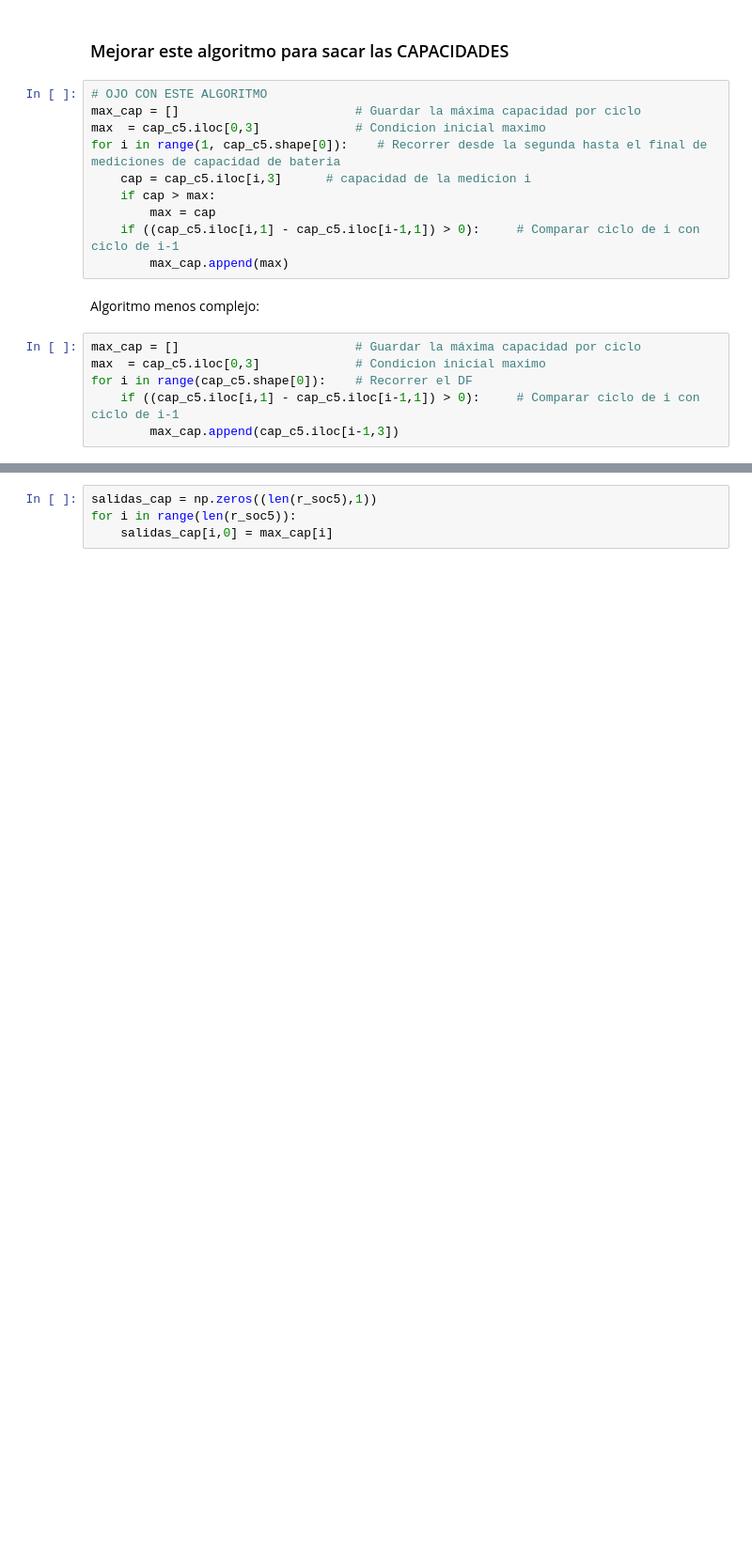
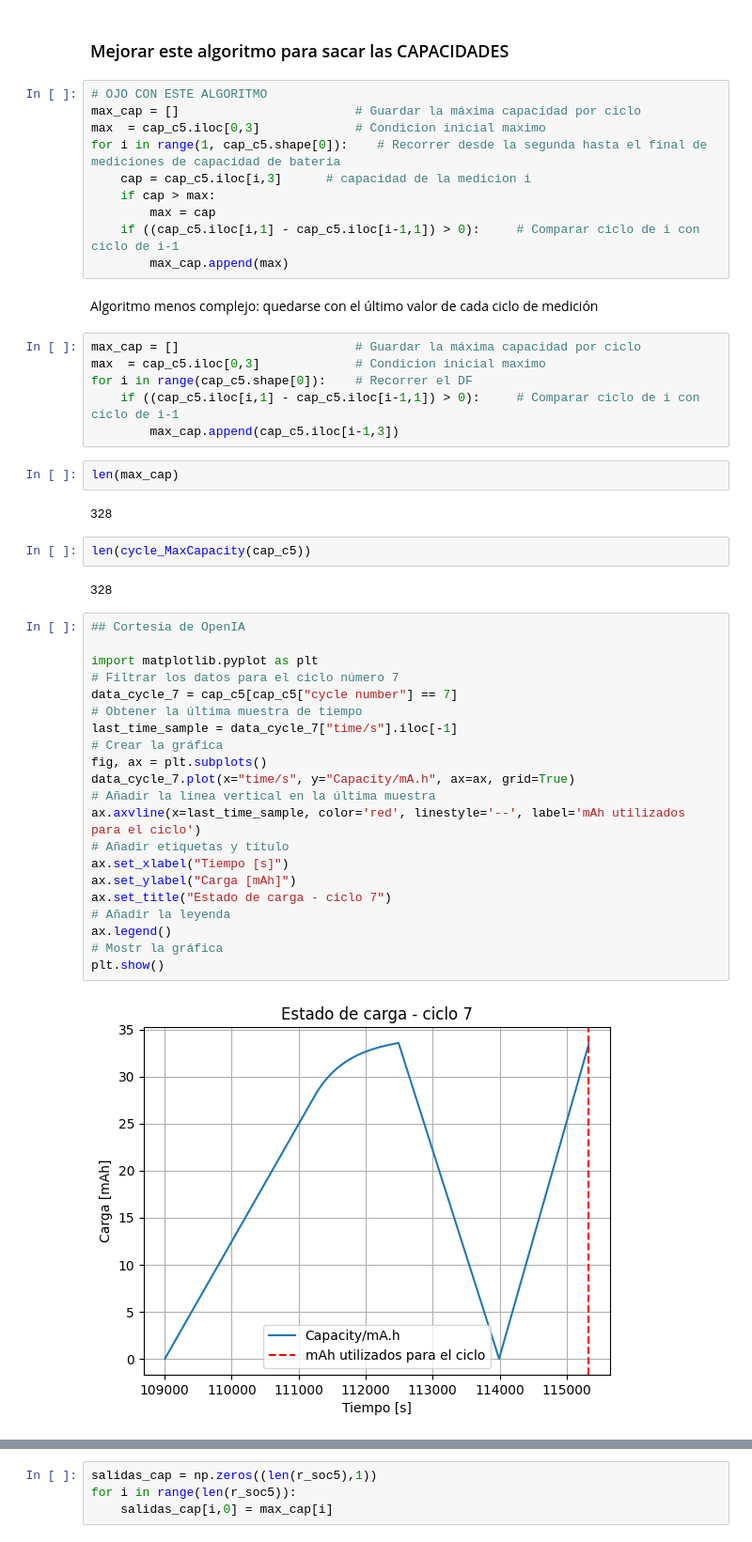
Before and after one commit to SebaVillagra00/ICM2985-SOH-IPRE, a Jupyter notebook: EIS Cambridge/Implementacion-GPR/Analisis-ML.ipynb, the cells around one changed output, grey strips where cells are left out. Shown at 94% size. Cells and saved outputs as stored; diff of their text form; blank space fills up the shorter version.

```diff
--- a/EIS Cambridge/Implementacion-GPR/Analisis-ML.ipynb
+++ b/EIS Cambridge/Implementacion-GPR/Analisis-ML.ipynb
@@ -256,12 +274,43 @@ for i in range(1, cap_c5.shape[0]):    # Recorrer desde la segunda hasta el fina
         max = cap
     if ((cap_c5.iloc[i,1] - cap_c5.iloc[i-1,1]) > 0):     # Comparar ciclo de i con ciclo de i-1
         max_cap.append(max)
-# %% [markdown]
-Algoritmo menos complejo:
+# %% [markdown]
+Algoritmo menos complejo: quedarse con el último valor de cada ciclo de medición
 # %%
 max_cap = []                        # Guardar la máxima capacidad por ciclo
 max  = cap_c5.iloc[0,3]             # Condicion inicial maximo
 for i in range(cap_c5.shape[0]):    # Recorrer el DF
     if ((cap_c5.iloc[i,1] - cap_c5.iloc[i-1,1]) > 0):     # Comparar ciclo de i con ciclo de i-1
         max_cap.append(cap_c5.iloc[i-1,3])
+# %%
+len(max_cap)
+# %% [output]
+328
+# %%
+len(cycle_MaxCapacity(cap_c5))
+# %% [output]
+328
+# %%
+## Cortesía de OpenIA
+
+import matplotlib.pyplot as plt
+# Filtrar los datos para el ciclo número 7
+data_cycle_7 = cap_c5[cap_c5["cycle number"] == 7]
+# Obtener la última muestra de tiempo
+last_time_sample = data_cycle_7["time/s"].iloc[-1]
+# Crear la gráfica
+fig, ax = plt.subplots()
+data_cycle_7.plot(x="time/s", y="Capacity/mA.h", ax=ax, grid=True)
+# Añadir la línea vertical en la última muestra
+ax.axvline(x=last_time_sample, color='red', linestyle='--', label='mAh utilizados para el ciclo')
+# Añadir etiquetas y título
+ax.set_xlabel("Tiempo [s]")
+ax.set_ylabel("Carga [mAh]")
+ax.set_title("Estado de carga - ciclo 7")
+# Añadir la leyenda
+ax.legend()
+# Mostr la gráfica
+plt.show()
+# %% [output]
+[figure, added]
 # %% [markdown]
```
Also changed, not shown: parts of 24 cells of this notebook.
